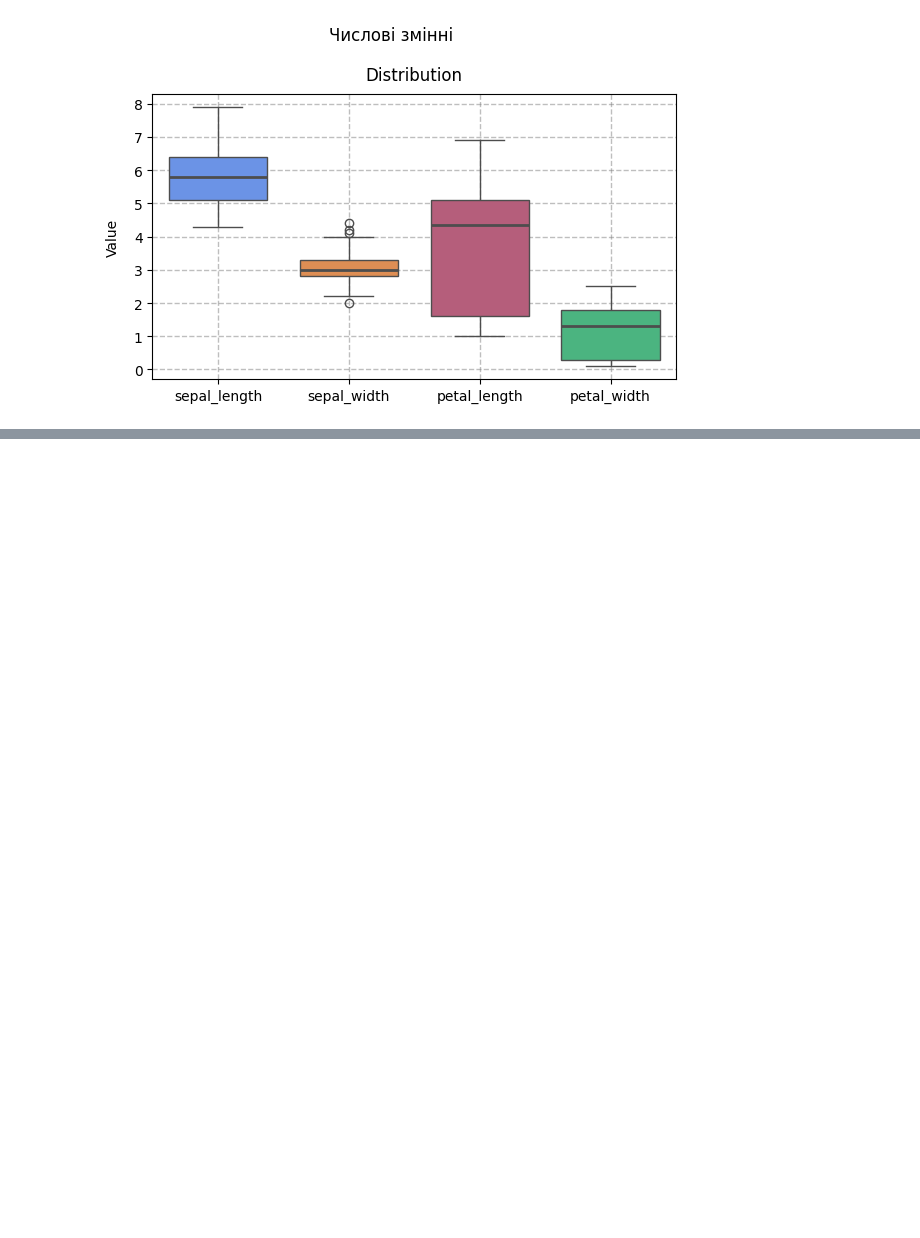
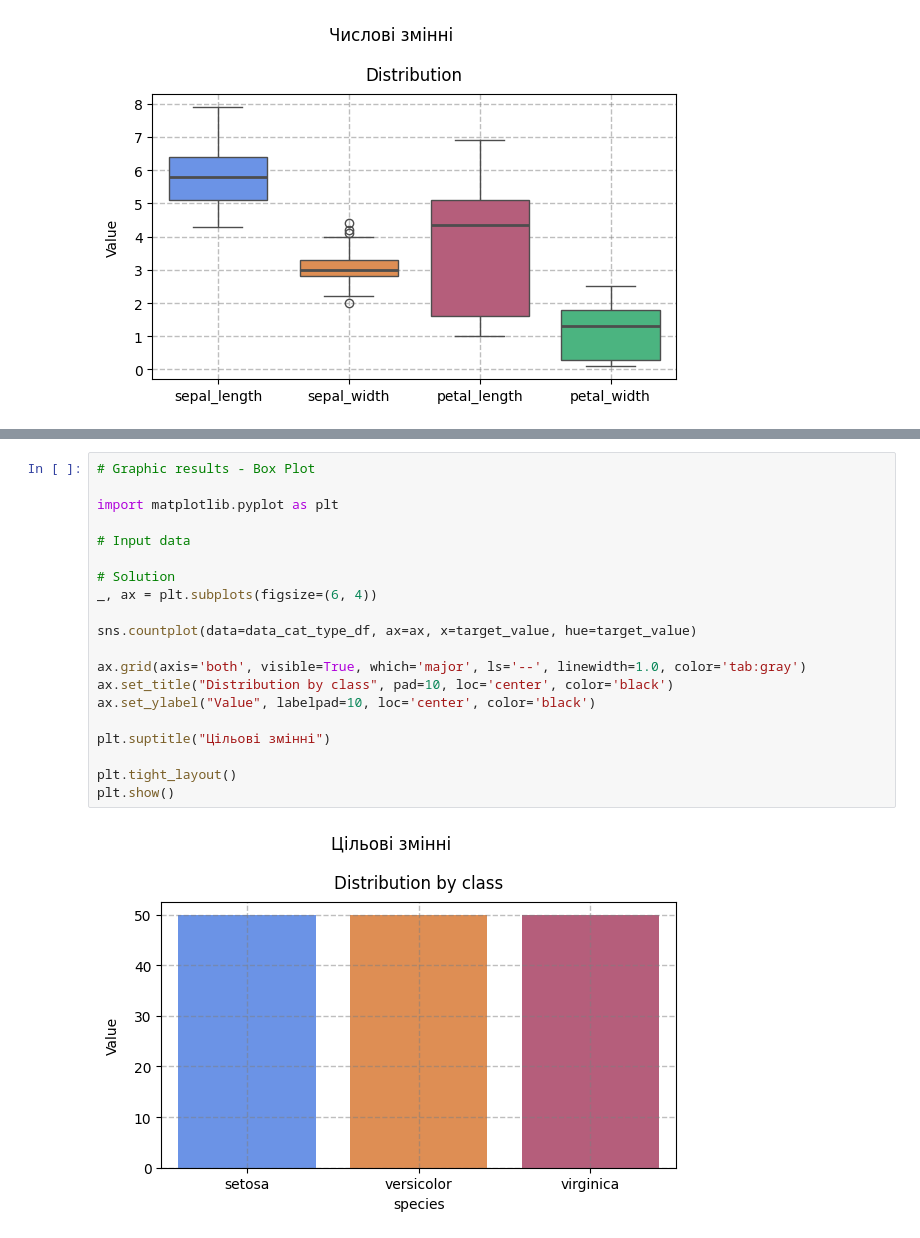
Before and after one commit to BogdanPinchuk/DataScience-PBY_HW9, a Jupyter notebook: Bohdan_Pinchuk_DS_HW9.ipynb, the cells around one changed output, grey strips where cells are left out. Cells and saved outputs as stored; diff of their text form; blank space fills up the shorter version.

```diff
--- a/Bohdan_Pinchuk_DS_HW9.ipynb
+++ b/Bohdan_Pinchuk_DS_HW9.ipynb
@@ -653,0 +698,22 @@ plt.show()
+# %%
+# Graphic results - Box Plot
+
+import matplotlib.pyplot as plt
+
+# Input data
+
+# Solution
+_, ax = plt.subplots(figsize=(6, 4))
+
+sns.countplot(data=data_cat_type_df, ax=ax, x=target_value, hue=target_value)
+
+ax.grid(axis='both', visible=True, which='major', ls='--', linewidth=1.0, color='tab:gray')
+ax.set_title("Distribution by class", pad=10, loc='center', color='black')
+ax.set_ylabel("Value", labelpad=10, loc='center', color='black')
+
+plt.suptitle("Цільові змінні")
+
+plt.tight_layout()
+plt.show()
+# %% [output]
+[figure, added]
```
Also changed, not shown: parts of 4 cells of this notebook.
